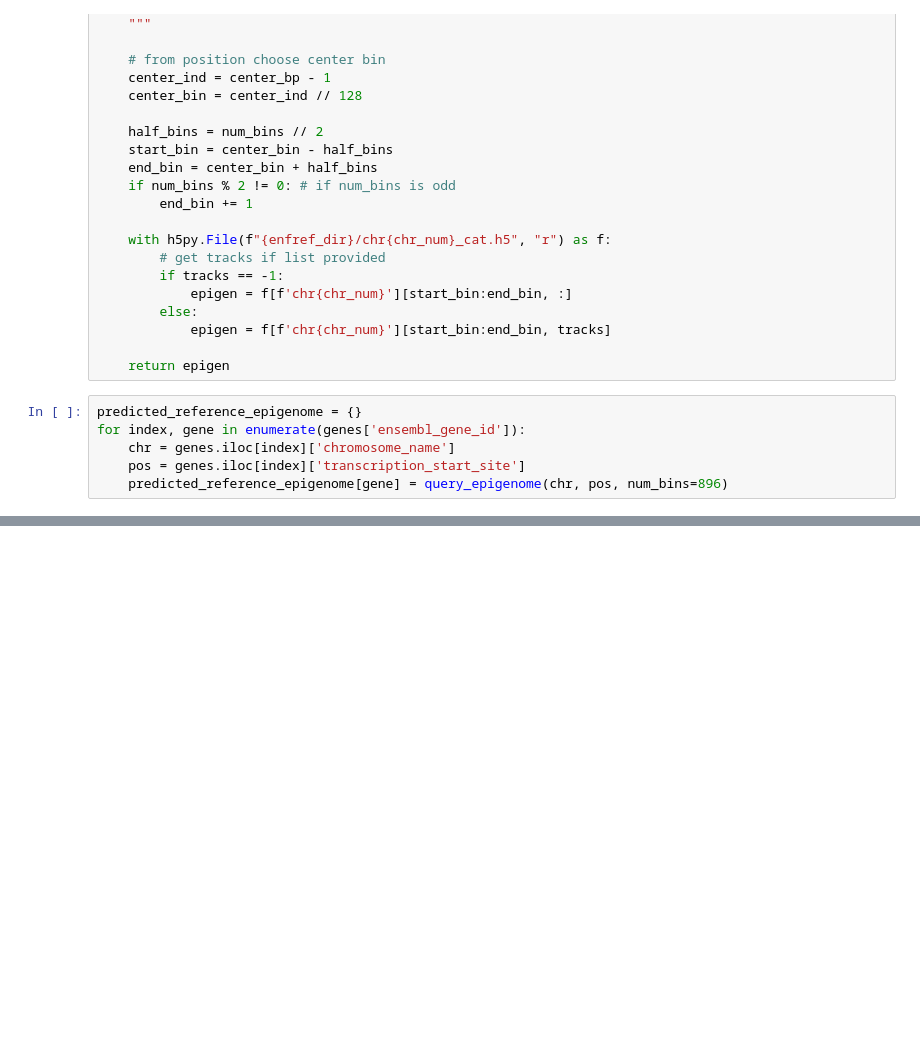
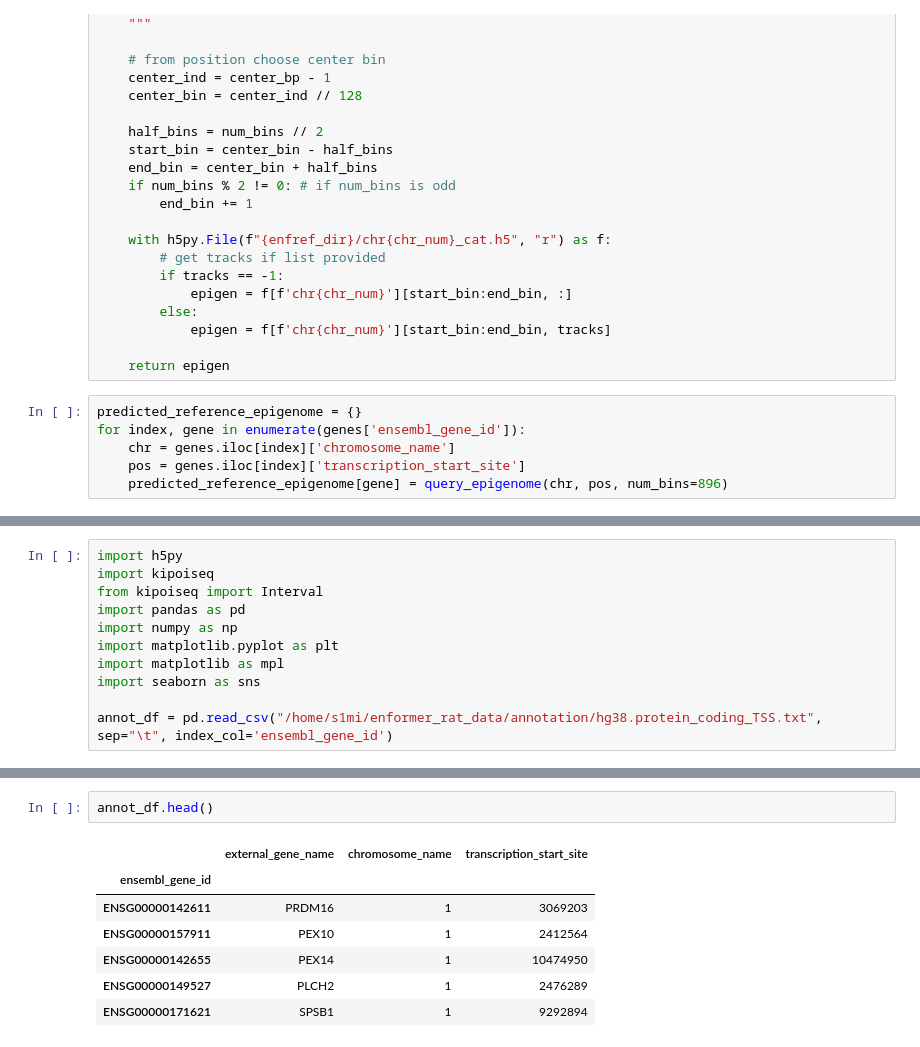
Before and after one commit to hakyimlab/sabrina-deep-learning-in-genomics, a Jupyter notebook: posts/2023-08-28-comparing-enformer-at-gene-tss-vs-reference-epigenome-vs-encode-experiments/index.ipynb, the cells around one changed output, grey strips where cells are left out. Cells and saved outputs as stored; diff of their text form; blank space fills up the shorter version.

```diff
--- a/posts/2023-08-28-comparing-enformer-at-gene-tss-vs-reference-epigenome-vs-encode-experiments/index.ipynb
+++ b/posts/2023-08-28-comparing-enformer-at-gene-tss-vs-reference-epigenome-vs-encode-experiments/index.ipynb
@@ -178,0 +173,11 @@ with h5py.File('/home/s1mi/enformer_rat_data/output/hg38_reference_epigenome_tss
+# %%
+import h5py
+import kipoiseq
+from kipoiseq import Interval
+import pandas as pd
+import numpy as np
+import matplotlib.pyplot as plt
+import matplotlib as mpl
+import seaborn as sns
+
+annot_df = pd.read_csv("/home/s1mi/enformer_rat_data/annotation/hg38.protein_coding_TSS.txt", sep="\t", index_col='ensembl_gene_id')
@@ -178,0 +290,10 @@ with h5py.File('/home/s1mi/enformer_rat_data/output/hg38_reference_epigenome_tss
+# %%
+annot_df.head()
+# %% [output]
+|  | external_gene_name | chromosome_name | transcription_start_site |
+| ensembl_gene_id |  |  |  |
+| ENSG00000142611 | PRDM16 | 1 | 3069203 |
+| ENSG00000157911 | PEX10 | 1 | 2412564 |
+| ENSG00000142655 | PEX14 | 1 | 10474950 |
+| ENSG00000149527 | PLCH2 | 1 | 2476289 |
+| ENSG00000171621 | SPSB1 | 1 | 9292894 |
```
Also changed, not shown: parts of 14 cells of this notebook.
